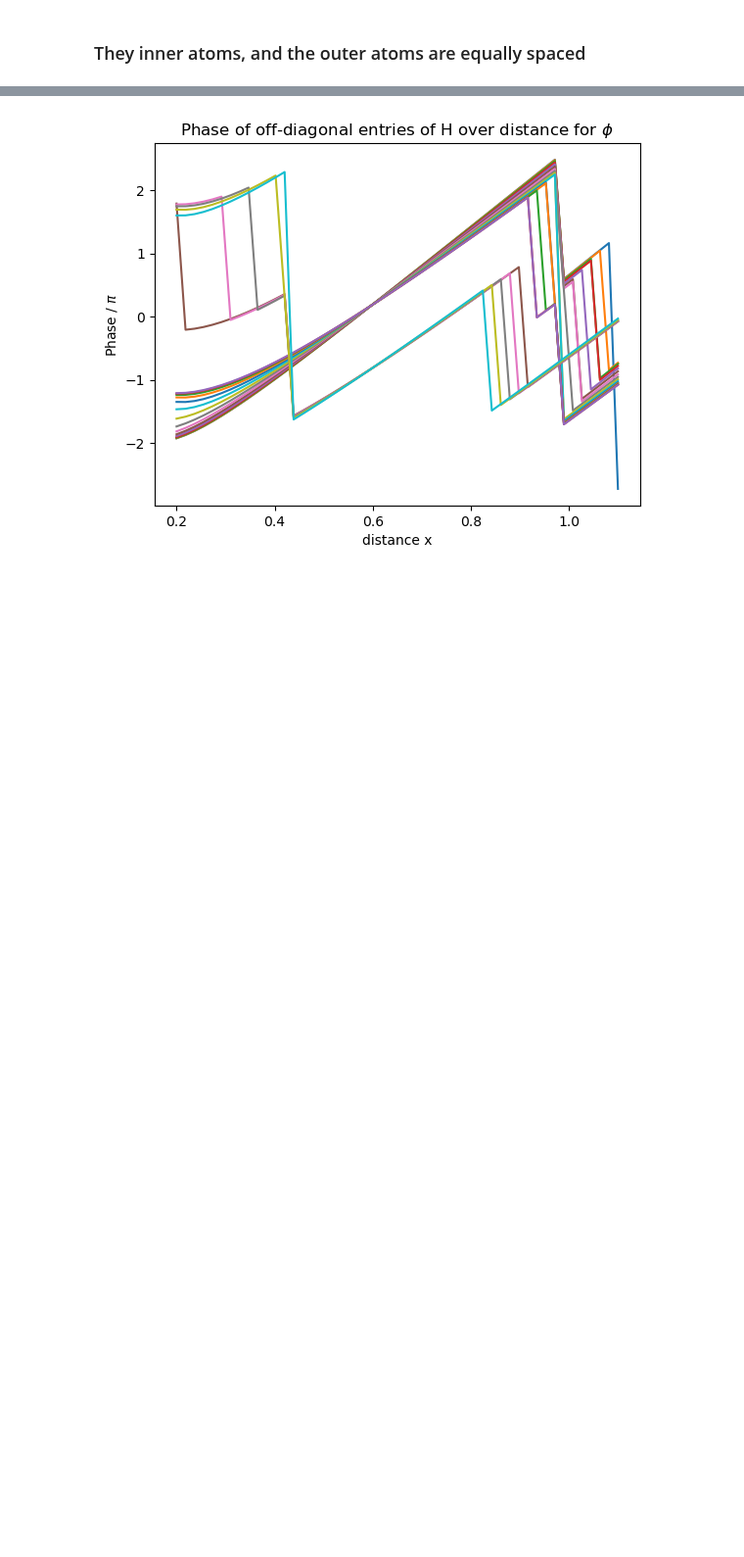
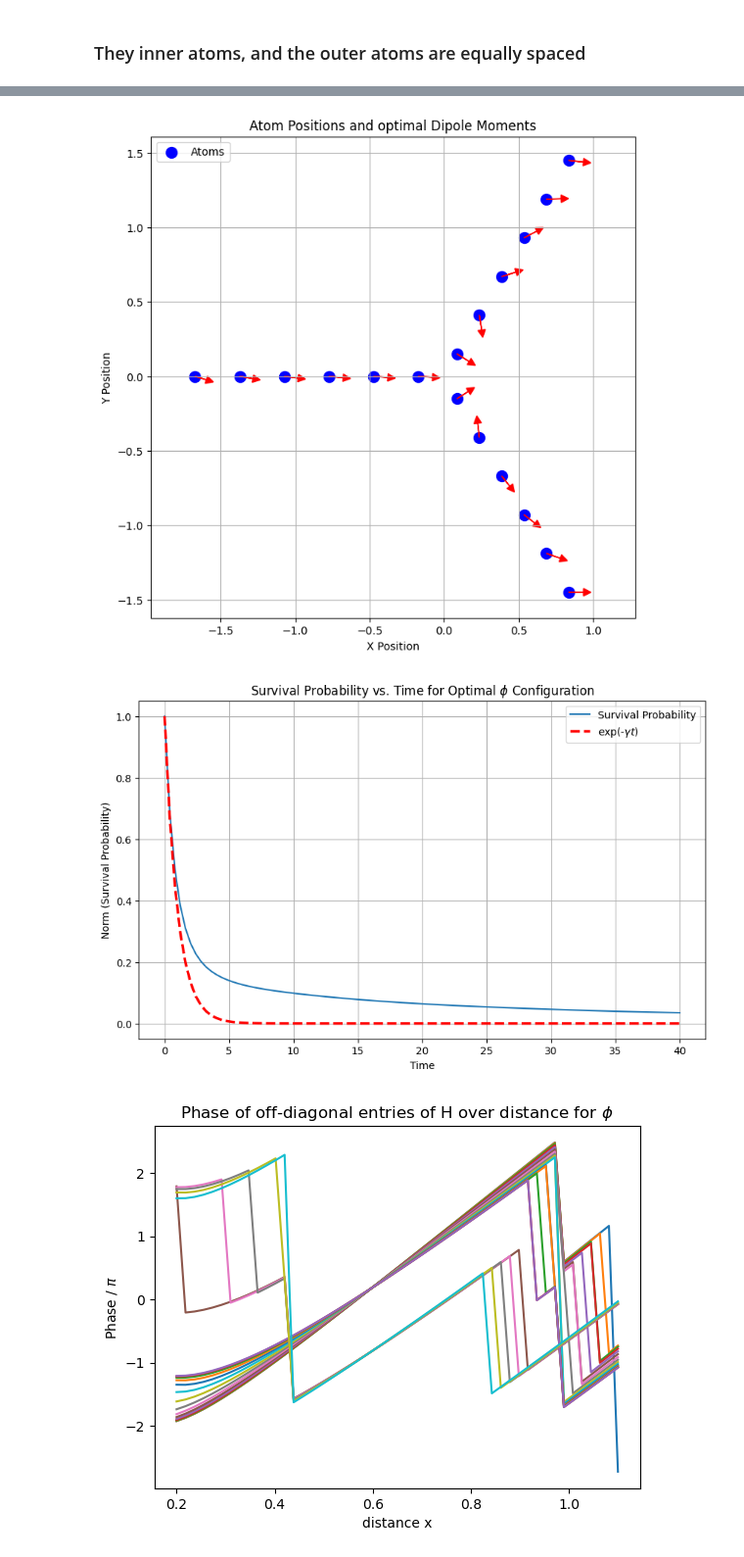
Before and after one commit to LBPhysics/GIT_Code_BA, a Jupyter notebook: Continuation/Qutip/Topology.ipynb, the cells around one changed output, grey strips where cells are left out. Shown at 98% size. Cells and saved outputs as stored; diff of their text form; code cells hidden in the pictures; blank space fills up the shorter version.

```diff
--- a/Continuation/Qutip/Topology.ipynb
+++ b/Continuation/Qutip/Topology.ipynb
@@ -389,3 +459,46 @@ plt.show()
+# %%
+# Plot atoms with their dipole moments
+positions = atom_positions(fixed_dist_in, fixed_dist_ext, N)
+max_x = np.max(positions[:, 0])
+scale = 0.1 * max_x
+plt.figure(figsize=(8, 8))
+plt.scatter(positions[:, 0], positions[:, 1], color='blue', s=100, label='Atoms')
+for i in range(N):
+    plt.arrow(positions[i, 0], positions[i, 1], optimal_dipoles[i][0] * 0.1, optimal_dipoles[i][1] * 0.1, head_width=0.5 * 0.1, head_length=0.5 * 0.1, fc='red', ec='red')
+plt.title('Atom Positions and optimal Dipole Moments')
+plt.xlabel('X Position')
+plt.ylabel('Y Position')
+plt.grid(True)
+plt.legend()
+plt.axis('equal')
+plt.show()
+
+def norms_cal(times, distance_in=fixed_dist_in, distance_ext=fixed_dist_ext, gamma=fixed_gamma, dipoles=[dipole_vector() for _ in range(N)], Psi_0=basis(N, 0)):
+    H = H_eff_test(distance_in=distance_in, distance_ext=distance_ext, dipoles=dipoles, lam=fixed_lam, gamma=gamma, N=N)
+    all_norms = []
+    for t in times:
+        U = (-1j * H * t).expm()
+        Psi_t = U * Psi_0
+        norm_sq = Psi_t.norm()**2
+        all_norms.append(norm_sq)
+#        if t < .1:
+#            print(t, H, U, Psi_t, norm_sq)
+    return np.array(all_norms)
+norms = norms_cal(times, dipoles=optimal_dipoles)
+#print(norms)
+# Plot the norms against time
+plt.figure(figsize=(10, 6))
+plt.plot(times, norms, label='Survival Probability')
+plt.plot(times, np.exp(-times), 'r--', linewidth=2.5, label=r'exp(-$\gamma t$)')
+plt.xlabel('Time')
+plt.ylabel('Norm (Survival Probability)')
+plt.title('Survival Probability vs. Time for Optimal $\phi$ Configuration')
+plt.legend()
+plt.grid(True)
+plt.show()
+# %% [output]
+[figure, added]
+[figure, added]
 # %%
 # plot phi(distances for a dipole orientation)
 fig, ax = plt.subplots()
```
Also changed, not shown: parts of 10 cells of this notebook.
